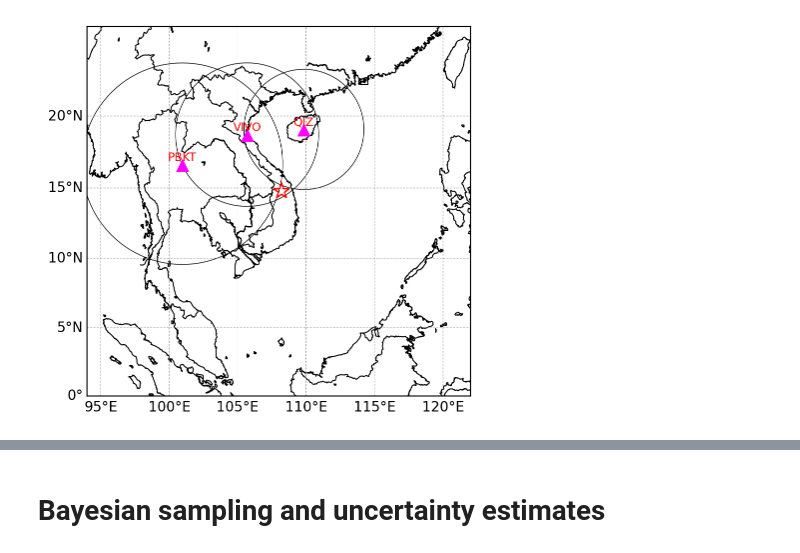
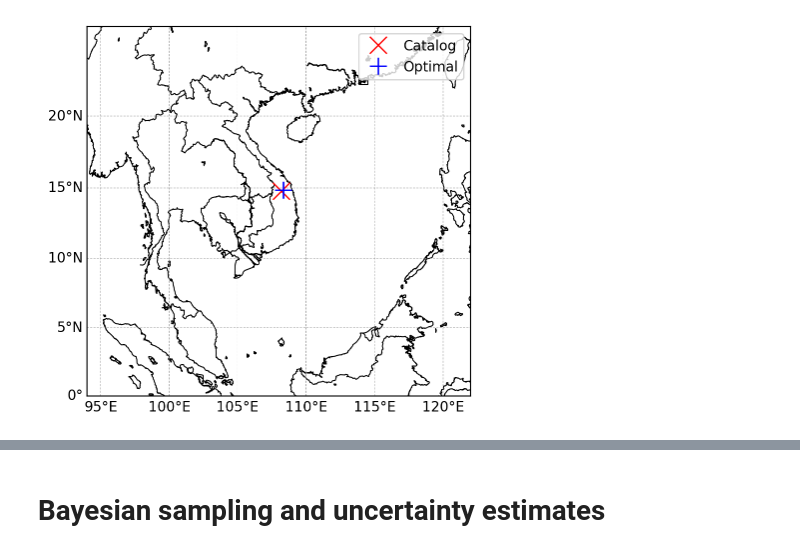
Before and after one commit to tsonpham/ObsSeisHUS2025, a Jupyter notebook: Day3/D3_Lab.ipynb, the cells around one changed output, grey strips where cells are left out. Saved outputs shown, nothing was run; the diff lists cells and outputs as text; code cells hidden in the pictures.

```diff
--- a/Day3/D3_Lab.ipynb
+++ b/Day3/D3_Lab.ipynb
@@ -316,0 +242,12 @@ plt.show()
+# %%
+## define the objective function
+def objective_function(S):
+    pred = forward_prob(S)
+    return np.sum((data - pred)**2)
+
+## optimize the epicenter location
+from scipy.optimize import minimize
+S0 = (origin_lat, origin_lon)
+res = minimize(objective_function, x0=S0, method='Nelder-Mead')
+
+print (res)
@@ -317,34 +265,31 @@ plt.show()
 # %%
-import matplotlib.pyplot as plt
-from mpl_toolkits.basemap import Basemap
-import numpy as np
-
 # create a new figure and axis
 fig, ax = plt.subplots()
 # initialize the basemap, specifing the projection, the gegraphic buondary, and resolution
 # the initialzed map instance is attached to the axis ax
 m = Basemap(projection='merc',ax=ax, llcrnrlat=0, urcrnrlat=26,
             llcrnrlon=94, urcrnrlon=122, resolution='i')
 # draw coastlines
 m.drawcoastlines(linewidth=0.75)
 # draw country boundaries
 m.drawcountries(linewidth=0.75)
 # draw parallels and meridians
 m.drawparallels(range(0, 25, 5), labels=[1,0,0,0], linewidth=0.3, color='gray', dashes=(5, 3))
 m.drawmeridians(range(90, 125, 5), labels=[0,0,0,1], linewidth=0.3, color='gray', dashes=(5, 3))
 
 # plot the station locations
-for key, val in picks.items():
-    m.plot(val['lon'], val['lat'], '^', c='magenta', markersize=8, latlon=True)
-    m.tissot(val['lon'], val['lat'], val['dist']/111.1195, 100, facecolor='none', edgecolor='k', linewidth=0.5)
-    x, y = m(val['lon'], val['lat'])
-    ax.text(x, y+4e4, key, fontsize='small', color='r', ha='center')
-    picks[key].update({'x': x, 'y': y})
+# for key, val in picks.items():
+    # m.plot(val['x'], val['y'], '^', c='magenta', markersize=8)/
+    # ax.text(val['x'], val['y']+4e4, key, fontsize='small', color='r', ha='center')
 
 # plot the epicenter
-m.plot(origin_lon, origin_lat, '*', markersize=12, label='Epicenter', latlon=True, c='none', mec='r')
+m.plot(S0[1], S0[0], 'x', markersize=12, label='Catalog', mec='r', latlon=True)
 
+# plot the epicenter
+m.plot(res.x[1], res.x[0], '+', markersize=12, label='Optimal', mec='b', latlon=True)
+
+ax.legend()
 # show the plot
 plt.show()
 # %% [output]
-[figure, old version]
+[figure, new version]
```
Also changed, not shown: parts of 41 cells of this notebook, 5 other files.
